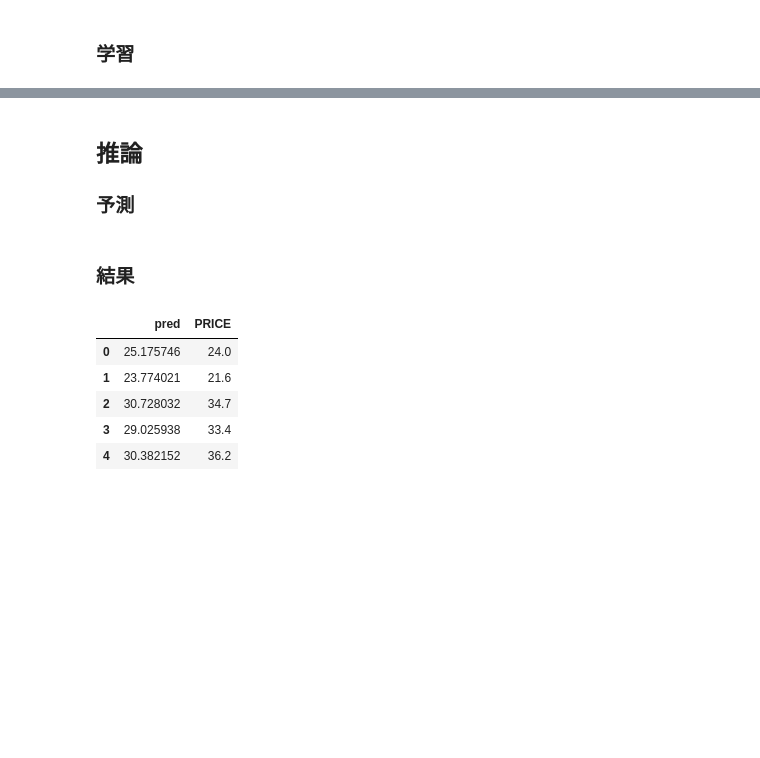
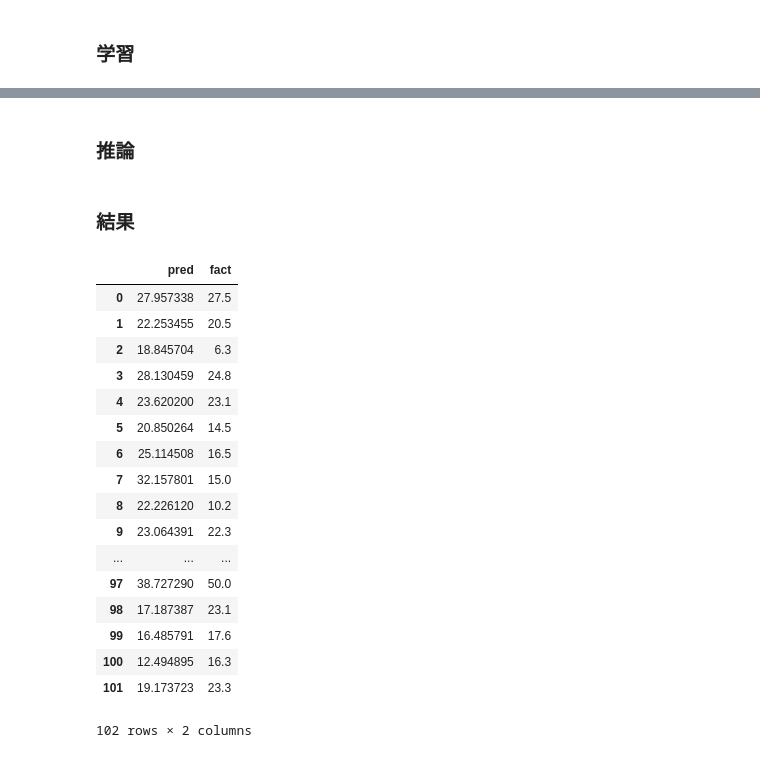
Before and after one commit to furu8/blogress, a Jupyter notebook: 2020-10/ML.ipynb, the cells around one changed output, grey strips where cells are left out. Drawn from its saved outputs; the diff is of its cells as text; code cells hidden in the pictures; blank space fills up the shorter version.

```diff
--- a/2020-10/ML.ipynb
+++ b/2020-10/ML.ipynb
@@ -55,4 +53,12 @@ plt.show()
 [figure]
 # %% [markdown]
 ### 学習
+# %%
+# 説明変数
+X = df[[col1]].values    # 列ベクトル
+# 目的変数
+y = df[col2].values
+
+# データを学習データと現在データ(テストデータ)に分割
+X_train, X_test, y_train, y_test = train_test_split(X, y, train_size=0.8, test_size=0.2, random_state=2020)
 # %%
@@ -114,27 +78,38 @@ array([24. , 21.6, 34.7, 33.4, 36.2, 28.7, 22.9, 27.1, 16.5, 18.9, 15. ,
 # %% [markdown]
-## 推論
-
-### 予測
+### 推論
 # %%
 # モデル読込
 model = pickle.load(open('model.pickle', 'rb'))
 
 # 予測
-pred = model.predict(X)
+pred = model.predict(X_test)
 # %% [markdown]
 ### 結果
 # %%
 # 結果
+y_test_df = pd.DataFrame(y_test, columns=['fact'])
 result_df = pd.DataFrame(pred, columns=['pred'])
-result_df = pd.concat([result_df, df['PRICE']], axis=1) # 結合
-result_df.head()
+result_df = pd.concat([result_df, y_test_df], axis=1) # 結合
+result_df
 # %% [output]
-|  | pred | PRICE |
-| 0 | 25.175746 | 24.0 |
-| 1 | 23.774021 | 21.6 |
-| 2 | 30.728032 | 34.7 |
-| 3 | 29.025938 | 33.4 |
-| 4 | 30.382152 | 36.2 |
+|  | pred | fact |
+| 0 | 27.957338 | 27.5 |
+| 1 | 22.253455 | 20.5 |
+| 2 | 18.845704 | 6.3 |
+| 3 | 28.130459 | 24.8 |
+| 4 | 23.620200 | 23.1 |
+| 5 | 20.850264 | 14.5 |
+| 6 | 25.114508 | 16.5 |
+| 7 | 32.157801 | 15.0 |
+| 8 | 22.226120 | 10.2 |
+| 9 | 23.064391 | 22.3 |
+| ... | ... | ... |
+| 97 | 38.727290 | 50.0 |
+| 98 | 17.187387 | 23.1 |
+| 99 | 16.485791 | 17.6 |
+| 100 | 12.494895 | 16.3 |
+| 101 | 19.173723 | 23.3 |
+102 rows × 2 columns
 # %%
 # 散布図描画
 plt.scatter(df[col1], df[col2])
```
Also changed, not shown: parts of 6 cells of this notebook, 1 other file.
